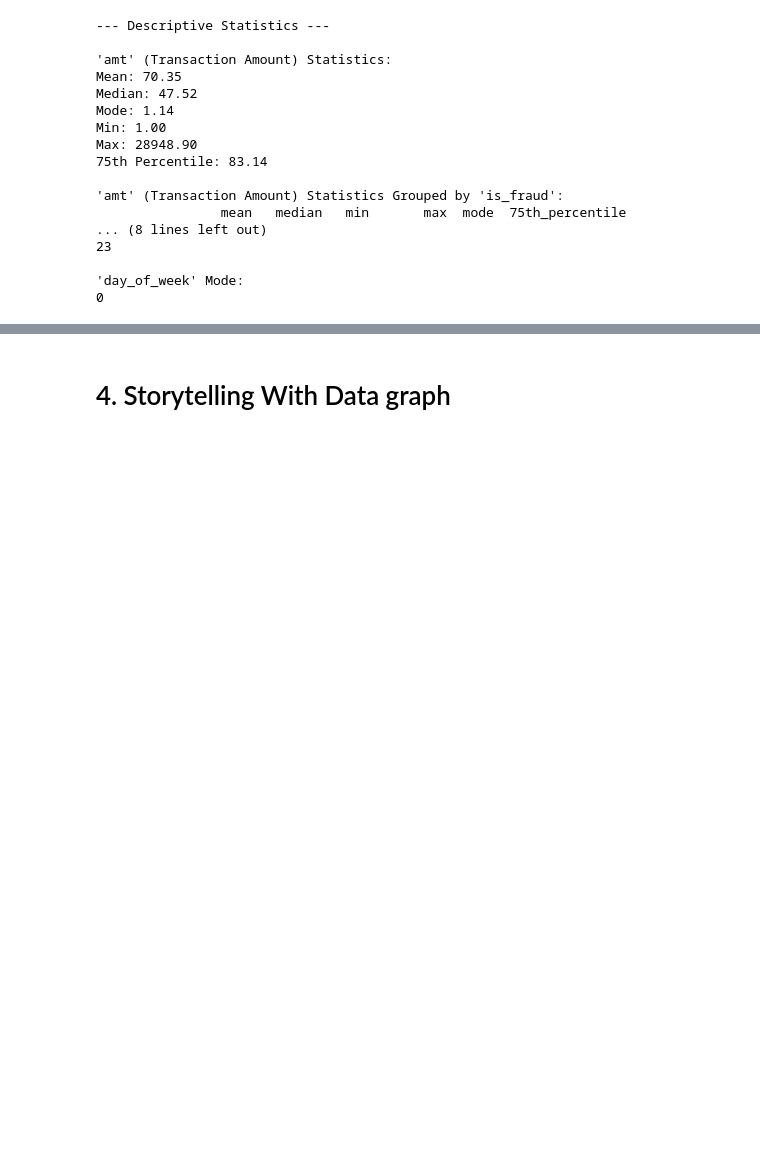
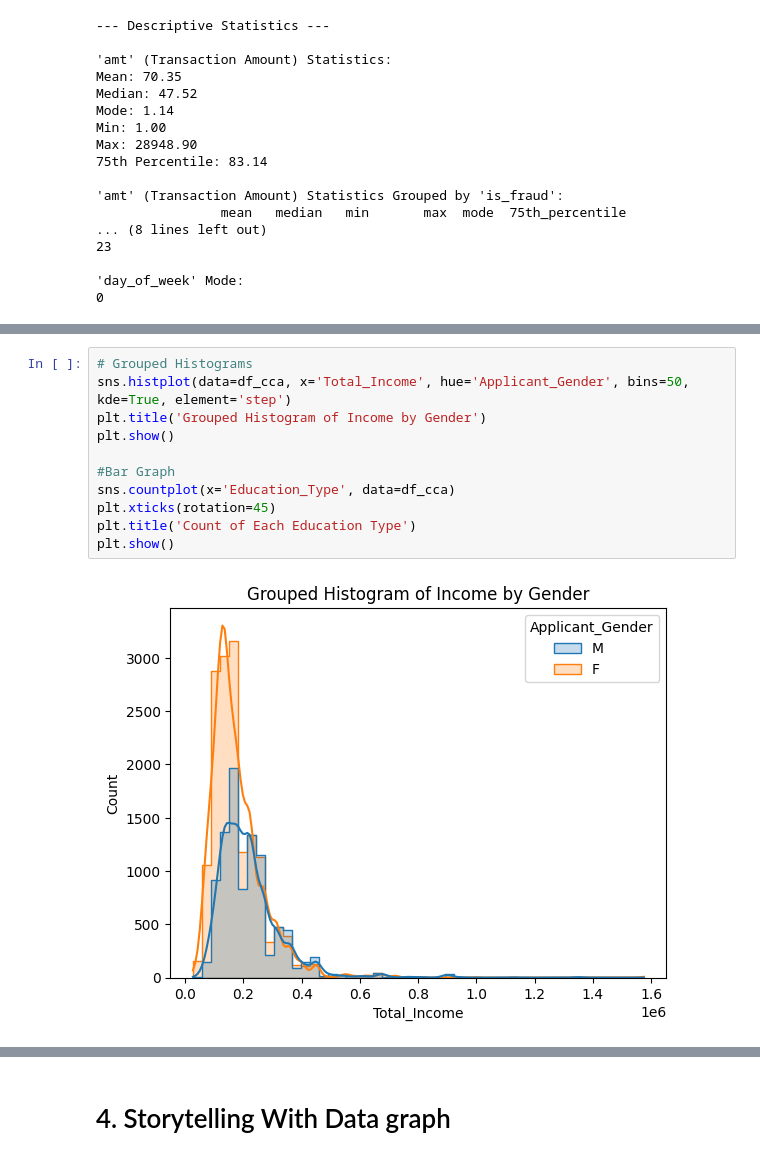
Before and after one commit to nicholasta18/OMDSMODB2Assignments, a Jupyter notebook: OMDS_MODB2_Week4_Ta_Nicholas.ipynb, the cells around one changed output, grey strips where cells are left out. Saved outputs shown, nothing was run; the diff lists cells and outputs as text; blank space fills up the shorter version.

```diff
--- a/OMDS_MODB2_Week4_Ta_Nicholas.ipynb
+++ b/OMDS_MODB2_Week4_Ta_Nicholas.ipynb
@@ -345,0 +397,13 @@ Max: 28948.90
+# %%
+# Grouped Histograms
+sns.histplot(data=df_cca, x='Total_Income', hue='Applicant_Gender', bins=50, kde=True, element='step')
+plt.title('Grouped Histogram of Income by Gender')
+plt.show()
+
+#Bar Graph
+sns.countplot(x='Education_Type', data=df_cca)
+plt.xticks(rotation=45)
+plt.title('Count of Each Education Type')
+plt.show()
+# %% [output]
+[figure, added]
```
Also changed, not shown: parts of 14 cells of this notebook, 3 other files.
